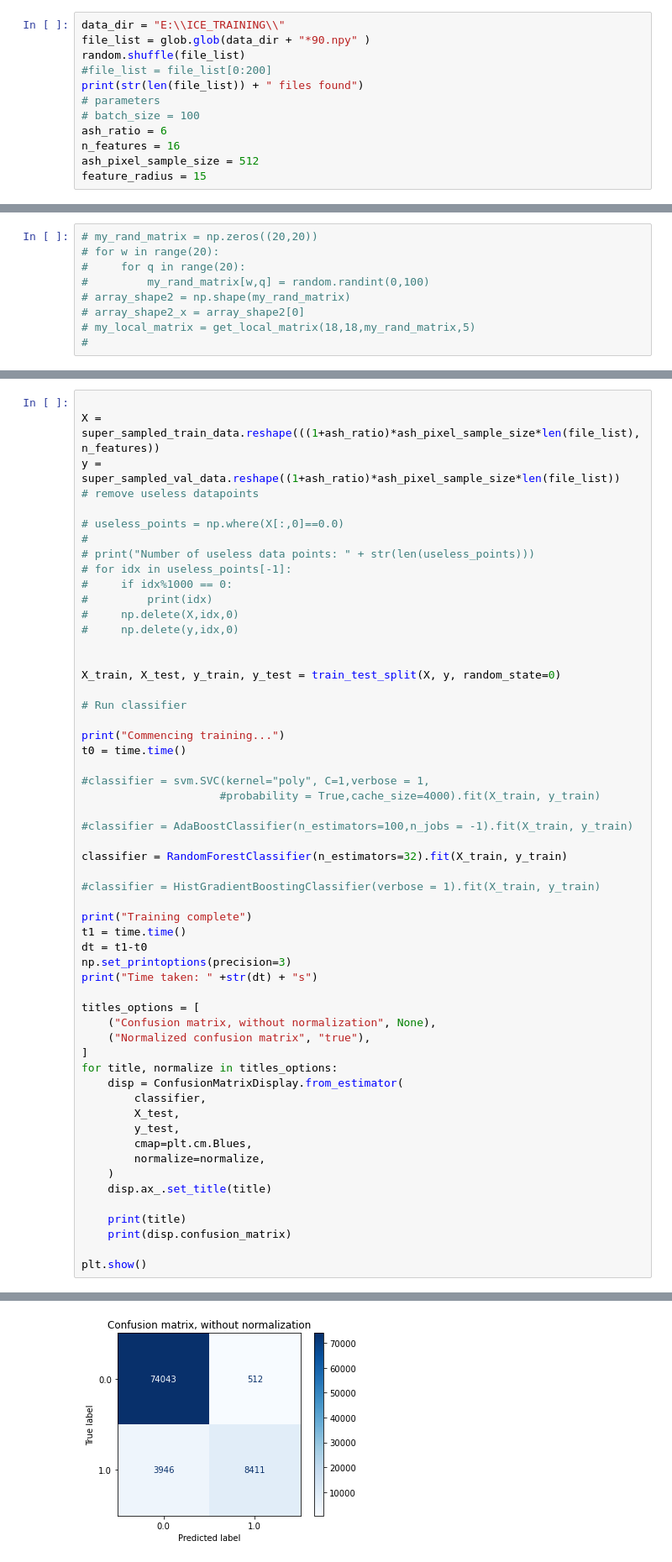
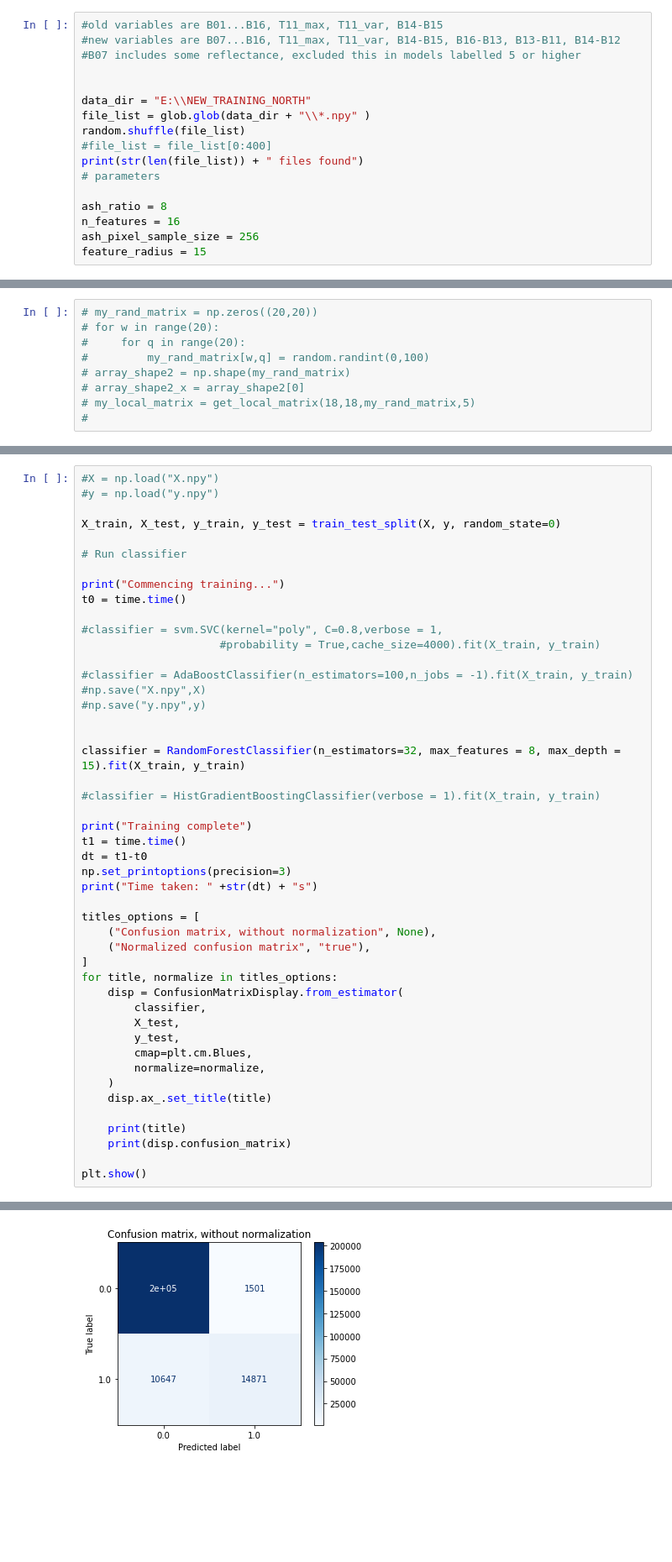
Before and after one commit to dancubbon/volcanic_ash_AI, a Jupyter notebook: SVM.ipynb, the cells around one changed output, grey strips where cells are left out. Shown at 84% size. Saved outputs shown, nothing was run; the diff lists cells and outputs as text; blank space fills up the shorter version.

```diff
--- a/SVM.ipynb
+++ b/SVM.ipynb
@@ -14,15 +14,20 @@ from sklearn.ensemble import HistGradientBoostingClassifier
 import pickle
 from joblib import dump, load
 # %%
-data_dir = "E:\\ICE_TRAINING\\"
-file_list = glob.glob(data_dir + "*90.npy" )
+#old variables are B01...B16, T11_max, T11_var, B14-B15
+#new variables are B07...B16, T11_max, T11_var, B14-B15, B16-B13, B13-B11, B14-B12
+#B07 includes some reflectance, excluded this in models labelled 5 or higher
+
+
+data_dir = "E:\\NEW_TRAINING_NORTH"
+file_list = glob.glob(data_dir + "\\*.npy" )
 random.shuffle(file_list)
-#file_list = file_list[0:200]
+#file_list = file_list[0:400]
 print(str(len(file_list)) + " files found")
 # parameters
-# batch_size = 100
-ash_ratio = 6
+
+ash_ratio = 8
 n_features = 16
-ash_pixel_sample_size = 512
+ash_pixel_sample_size = 256
 feature_radius = 15
 # %% [output]
@@ -204,18 +270,6 @@ Number with over 256 ash pixels: 94
 # %%
-
-X = super_sampled_train_data.reshape(((1+ash_ratio)*ash_pixel_sample_size*len(file_list),n_features))
-y = super_sampled_val_data.reshape((1+ash_ratio)*ash_pixel_sample_size*len(file_list))
-# remove useless datapoints
-
-# useless_points = np.where(X[:,0]==0.0)
-#
-# print("Number of useless data points: " + str(len(useless_points)))
-# for idx in useless_points[-1]:
-#     if idx%1000 == 0:
-#         print(idx)
-#     np.delete(X,idx,0)
-#     np.delete(y,idx,0)
-
+#X = np.load("X.npy")
+#y = np.load("y.npy")
 
 X_train, X_test, y_train, y_test = train_test_split(X, y, random_state=0)
 
@@ -224,12 +278,15 @@ X_train, X_test, y_train, y_test = train_test_split(X, y, random_state=0)
 print("Commencing training...")
 t0 = time.time()
 
-#classifier = svm.SVC(kernel="poly", C=1,verbose = 1,
+#classifier = svm.SVC(kernel="poly", C=0.8,verbose = 1,
                      #probability = True,cache_size=4000).fit(X_train, y_train)
 
 #classifier = AdaBoostClassifier(n_estimators=100,n_jobs = -1).fit(X_train, y_train)
+#np.save("X.npy",X)
+#np.save("y.npy",y)
 
-classifier = RandomForestClassifier(n_estimators=32).fit(X_train, y_train)
+
+classifier = RandomForestClassifier(n_estimators=32, max_features = 8, max_depth = 15).fit(X_train, y_train)
 
 #classifier = HistGradientBoostingClassifier(verbose = 1).fit(X_train, y_train)
 
@@ -270,4 +327,4 @@ Normalized confusion matrix
-[figure, old version]
+[figure, new version]
 [figure]
 # %%
 Test = False
```
Also changed, not shown: parts of 8 cells of this notebook, 6 other files.
